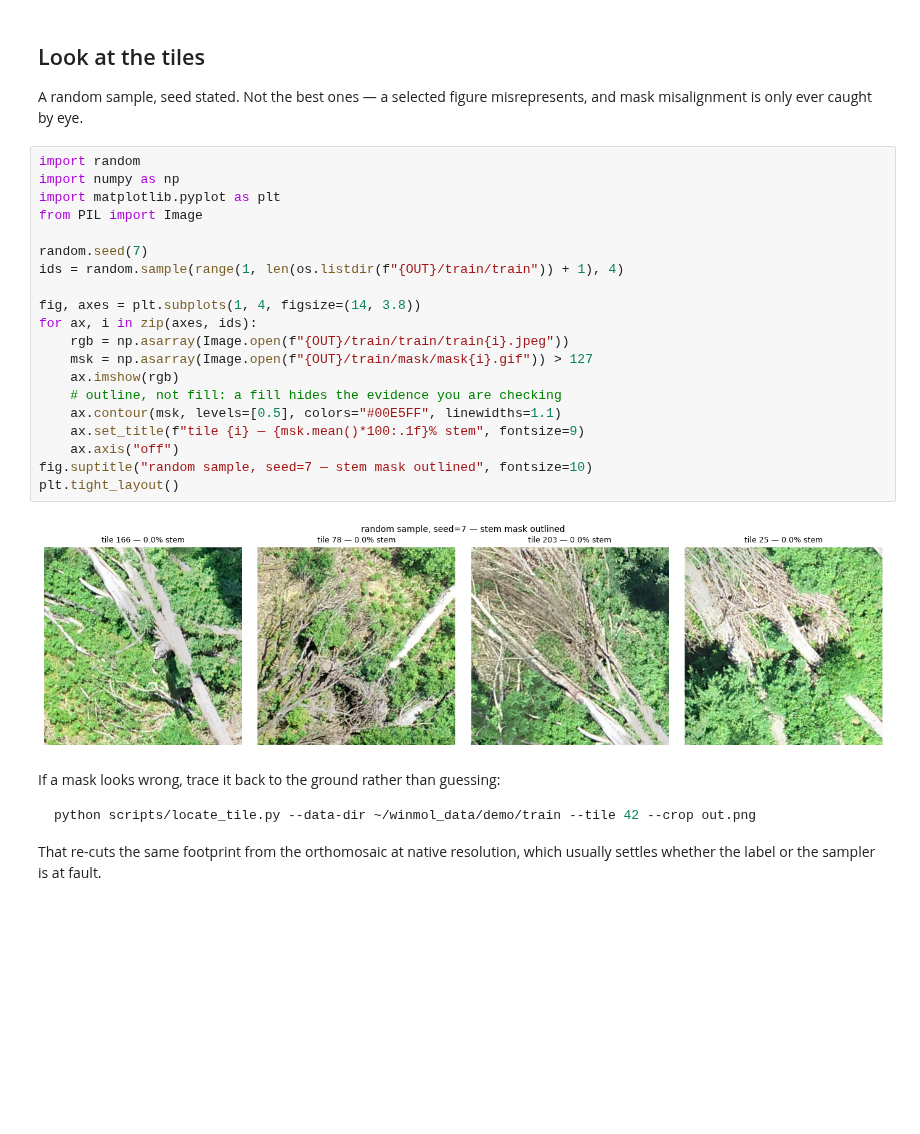
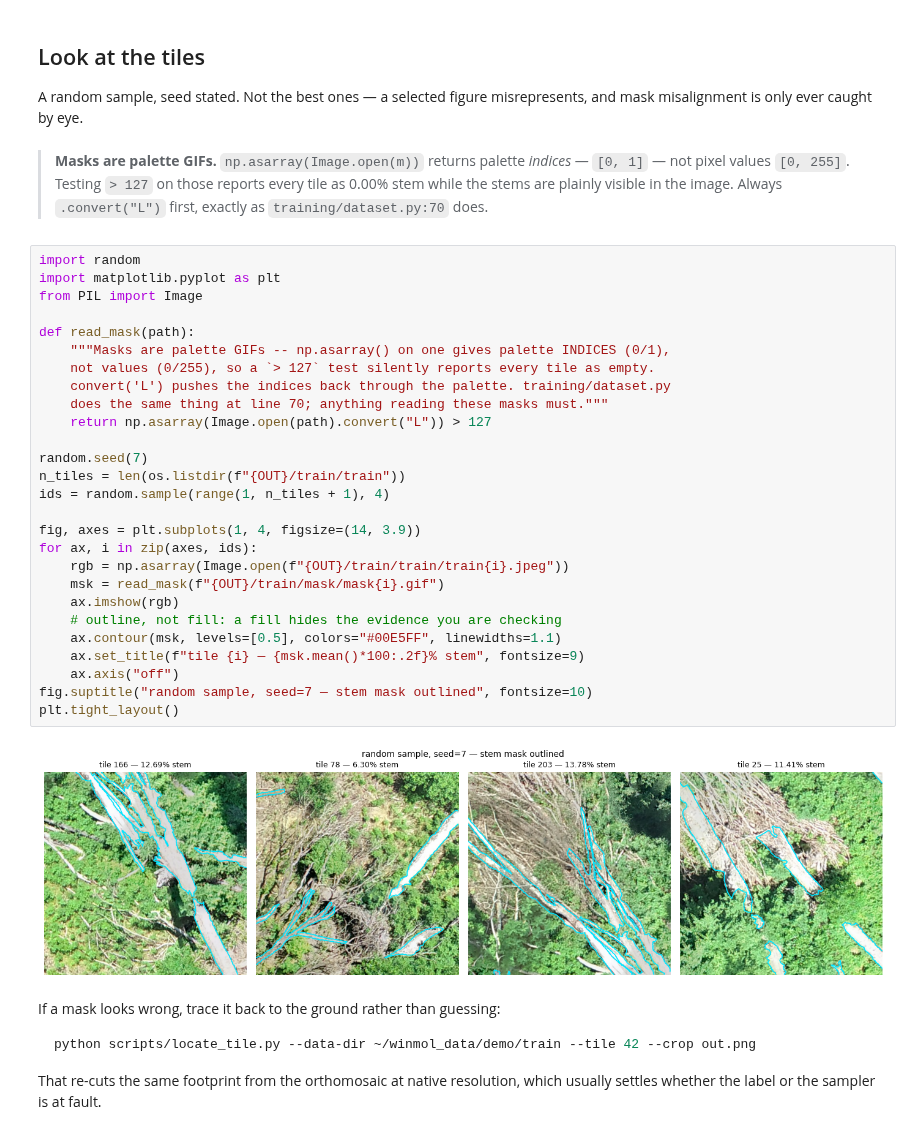
Before and after one commit to cwinkelmann/WINMOL_segmentor_pt, a Jupyter notebook: notebooks/build_a_dataset.ipynb, the cells around one changed output. Drawn from its saved outputs; the diff is of its cells as text; blank space fills up the shorter version.

Commit message:
fix(notebook): masks are palette GIFs — convert('L') before thresholding

```diff
--- a/notebooks/build_a_dataset.ipynb
+++ b/notebooks/build_a_dataset.ipynb
@@ -296,28 +296,40 @@ training set, and the checkpoint it selects would not be the one you want.
 
 A random sample, seed stated. Not the best ones — a selected figure misrepresents, and
 mask misalignment is only ever caught by eye.
+# %% [markdown]
+> **Masks are palette GIFs.** `np.asarray(Image.open(m))` returns palette *indices* —
+> `[0, 1]` — not pixel values `[0, 255]`. Testing `> 127` on those reports every tile as
+> 0.00% stem while the stems are plainly visible in the image. Always `.convert("L")`
+> first, exactly as `training/dataset.py:70` does.
 # %%
 import random
-import numpy as np
 import matplotlib.pyplot as plt
 from PIL import Image
 
+def read_mask(path):
+    """Masks are palette GIFs -- np.asarray() on one gives palette INDICES (0/1),
+    not values (0/255), so a `> 127` test silently reports every tile as empty.
+    convert('L') pushes the indices back through the palette. training/dataset.py
+    does the same thing at line 70; anything reading these masks must."""
+    return np.asarray(Image.open(path).convert("L")) > 127
+
 random.seed(7)
-ids = random.sample(range(1, len(os.listdir(f"{OUT}/train/train")) + 1), 4)
+n_tiles = len(os.listdir(f"{OUT}/train/train"))
+ids = random.sample(range(1, n_tiles + 1), 4)
 
-fig, axes = plt.subplots(1, 4, figsize=(14, 3.8))
+fig, axes = plt.subplots(1, 4, figsize=(14, 3.9))
 for ax, i in zip(axes, ids):
     rgb = np.asarray(Image.open(f"{OUT}/train/train/train{i}.jpeg"))
-    msk = np.asarray(Image.open(f"{OUT}/train/mask/mask{i}.gif")) > 127
+    msk = read_mask(f"{OUT}/train/mask/mask{i}.gif")
     ax.imshow(rgb)
     # outline, not fill: a fill hides the evidence you are checking
     ax.contour(msk, levels=[0.5], colors="#00E5FF", linewidths=1.1)
-    ax.set_title(f"tile {i} — {msk.mean()*100:.1f}% stem", fontsize=9)
+    ax.set_title(f"tile {i} — {msk.mean()*100:.2f}% stem", fontsize=9)
     ax.axis("off")
 fig.suptitle("random sample, seed=7 — stem mask outlined", fontsize=10)
 plt.tight_layout()
 # %% [output]
-[figure, old version]
+[figure, new version]
 # %% [markdown]
 If a mask looks wrong, trace it back to the ground rather than guessing:
 
```
